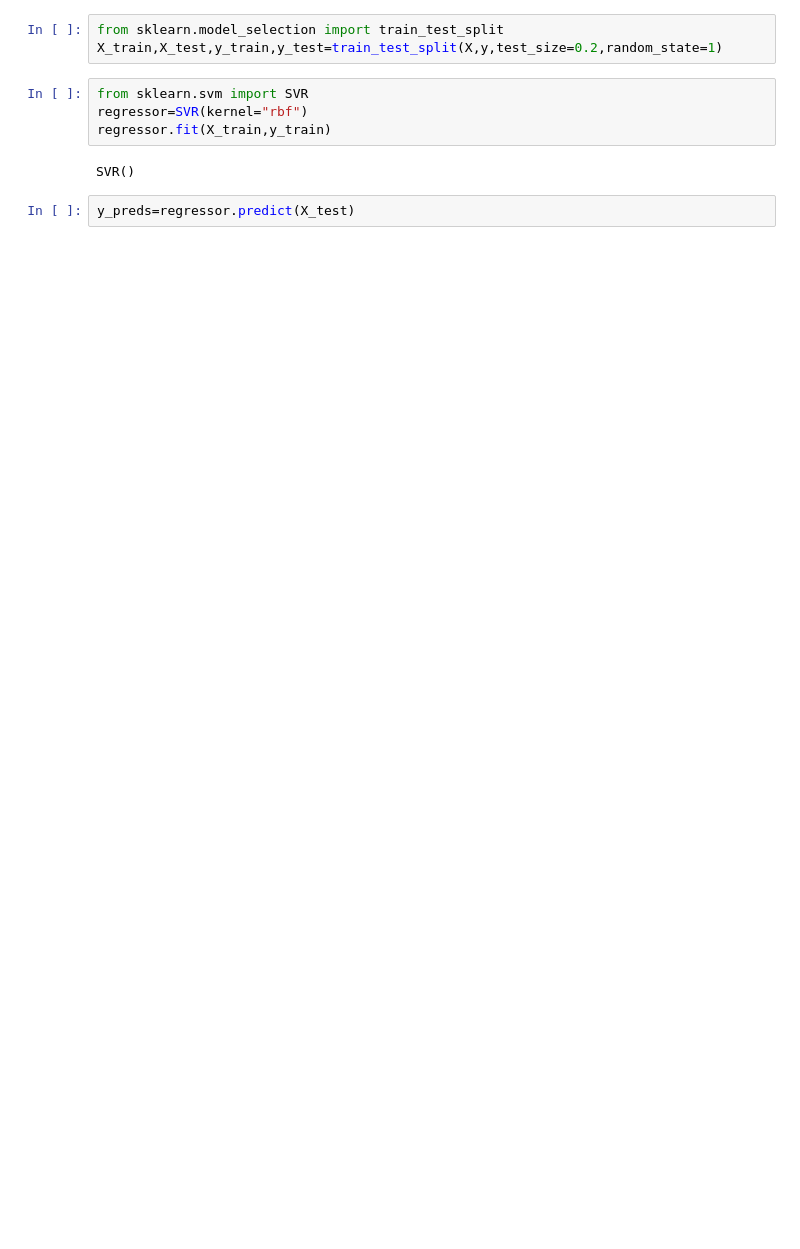
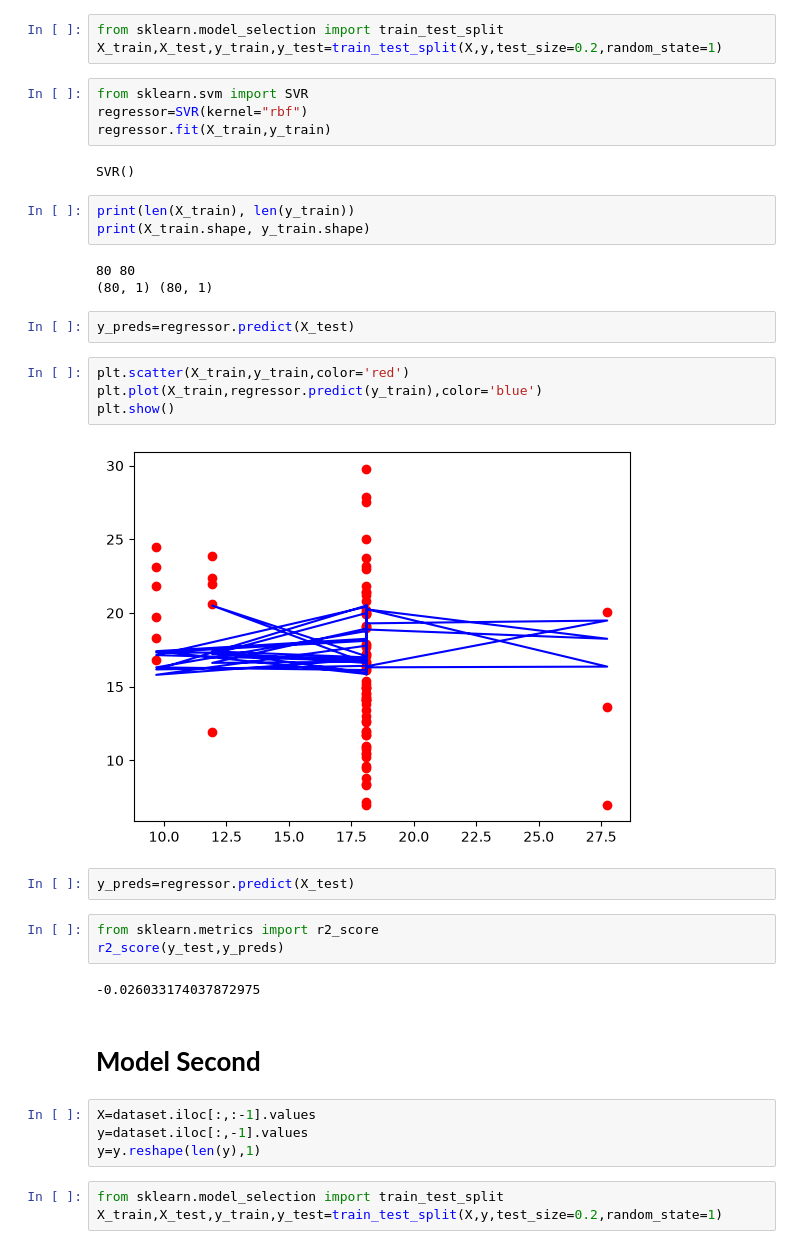
Before and after one commit to FairozAhmadSheikh/AI_Bootcamp_Seoul, a Jupyter notebook: Regression/SVR_again.ipynb, the cells around one changed output. Cells and saved outputs as stored; diff of their text form; blank space fills up the shorter version.

Commit message:
SVR Model second completed

```diff
--- a/Regression/SVR_again.ipynb
+++ b/Regression/SVR_again.ipynb
@@ -60,5 +52,33 @@ regressor=SVR(kernel="rbf")
 regressor.fit(X_train,y_train)
 # %% [output]
 SVR()
+# %%
+print(len(X_train), len(y_train))
+print(X_train.shape, y_train.shape)
+# %% [output]
+80 80
+(80, 1) (80, 1)
 # %%
 y_preds=regressor.predict(X_test)
+# %%
+plt.scatter(X_train,y_train,color='red')
+plt.plot(X_train,regressor.predict(y_train),color='blue')
+plt.show()
+# %% [output]
+[figure, added]
+# %%
+y_preds=regressor.predict(X_test)
+# %%
+from sklearn.metrics import r2_score
+r2_score(y_test,y_preds)
+# %% [output]
+-0.026033174037872975
+# %% [markdown]
+# **Model Second**
+# %%
+X=dataset.iloc[:,:-1].values
+y=dataset.iloc[:,-1].values
+y=y.reshape(len(y),1)
+# %%
+from sklearn.model_selection import train_test_split
+X_train,X_test,y_train,y_test=train_test_split(X,y,test_size=0.2,random_state=1)
```
Also changed, not shown: parts of 12 cells of this notebook, 1 other file.
